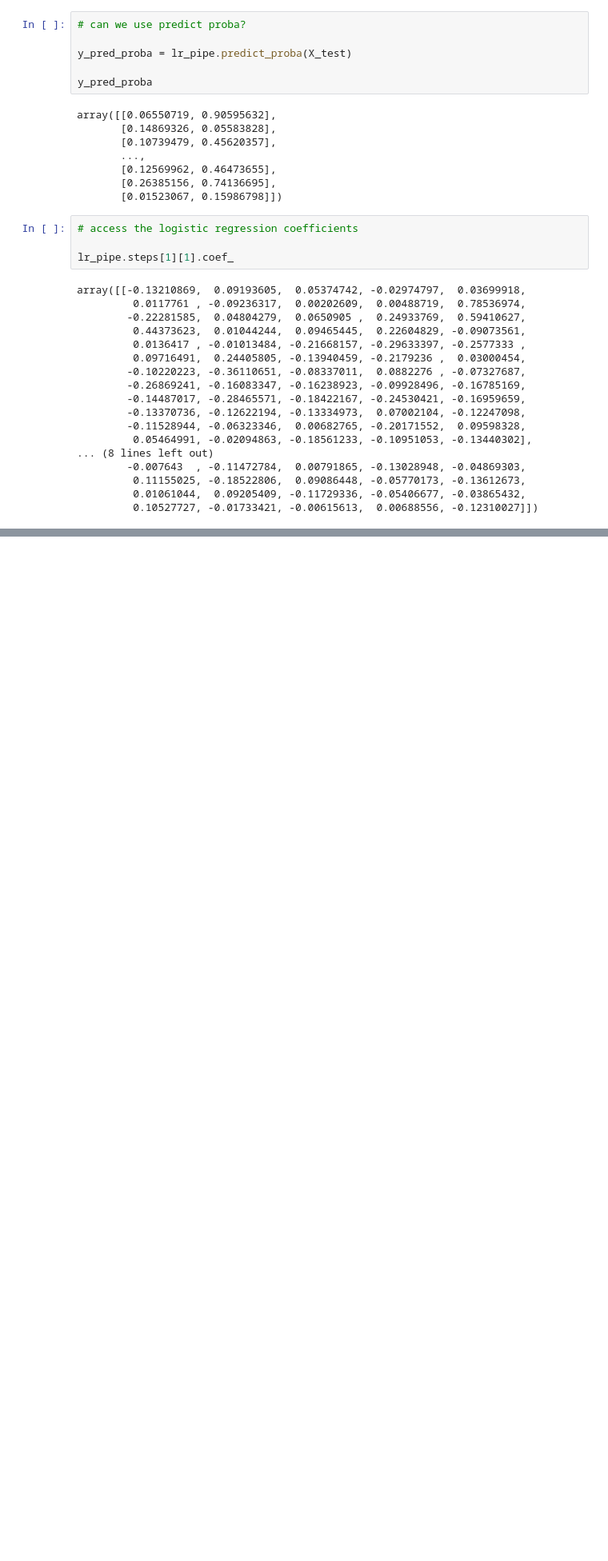
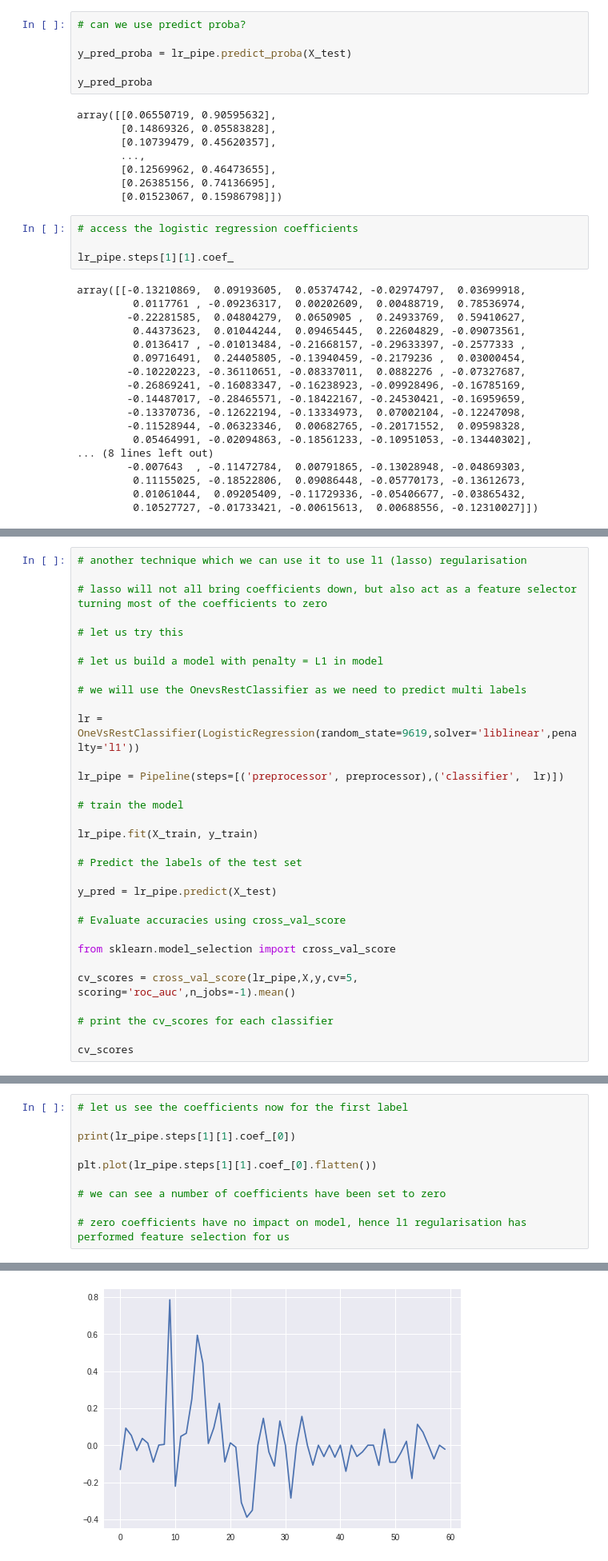
Before and after one commit to Arun-AP-9/Flu-Shot-Learning, a Jupyter notebook: Flu_Shot_Learning.ipynb, the cells around one changed output, grey strips where cells are left out. Shown: that part at 80% size. Drawn from its saved outputs; the diff is of its cells as text; blank space fills up the shorter version.

```diff
--- a/Flu_Shot_Learning.ipynb
+++ b/Flu_Shot_Learning.ipynb
@@ -622,0 +707,32 @@ array([[-0.13210869,  0.09193605,  0.05374742, -0.02974797,  0.03699918,
+# %%
+# another technique which we can use it to use l1 (lasso) regularisation
+
+# lasso will not all bring coefficients down, but also act as a feature selector turning most of the coefficients to zero
+
+# let us try this
+
+# let us build a model with penalty = L1 in model
+
+# we will use the OnevsRestClassifier as we need to predict multi labels
+
+lr = OneVsRestClassifier(LogisticRegression(random_state=9619,solver='liblinear',penalty='l1'))
+
+lr_pipe = Pipeline(steps=[('preprocessor', preprocessor),('classifier',  lr)])
+
+# train the model
+
+lr_pipe.fit(X_train, y_train)
+
+# Predict the labels of the test set
+
+y_pred = lr_pipe.predict(X_test)
+
+# Evaluate accuracies using cross_val_score
+
+from sklearn.model_selection import cross_val_score
+
+cv_scores = cross_val_score(lr_pipe,X,y,cv=5, scoring='roc_auc',n_jobs=-1).mean()
+
+# print the cv_scores for each classifier
+
+cv_scores
@@ -622,0 +743,11 @@ array([[-0.13210869,  0.09193605,  0.05374742, -0.02974797,  0.03699918,
+# %%
+# let us see the coefficients now for the first label
+
+print(lr_pipe.steps[1][1].coef_[0])
+
+plt.plot(lr_pipe.steps[1][1].coef_[0].flatten())
+
+# we can see a number of coefficients have been set to zero
+
+# zero coefficients have no impact on model, hence l1 regularisation has performed feature selection for us
+# %% [output]
@@ -622,0 +765 @@ array([[-0.13210869,  0.09193605,  0.05374742, -0.02974797,  0.03699918,
+[figure, added]
```
Also changed, not shown: parts of 9 cells of this notebook.
